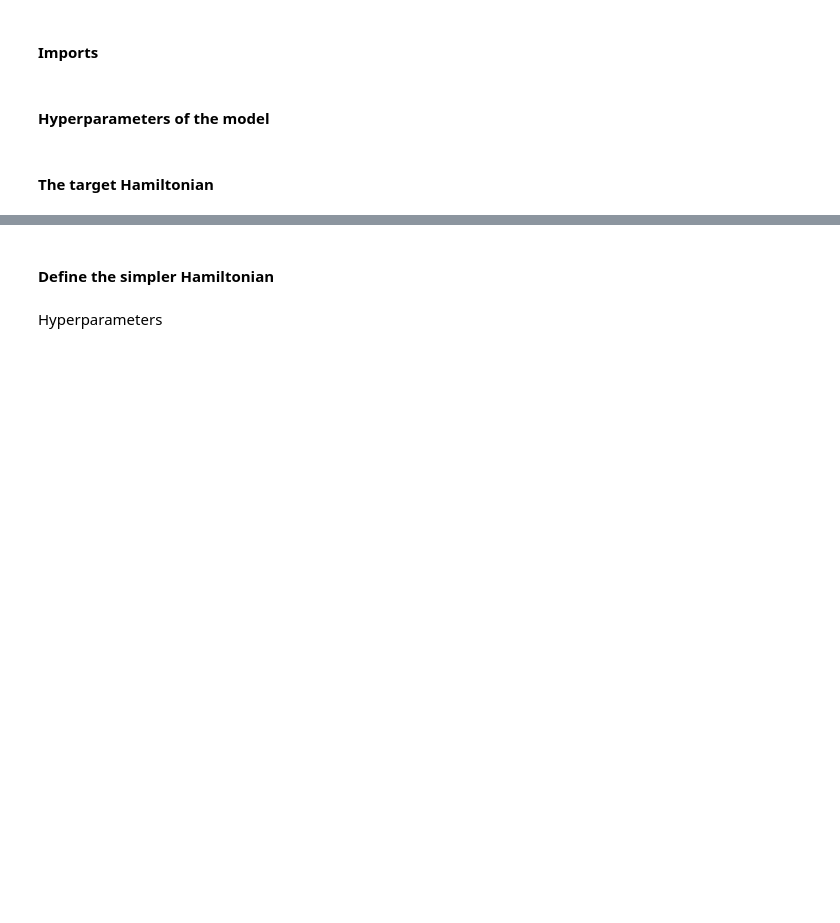
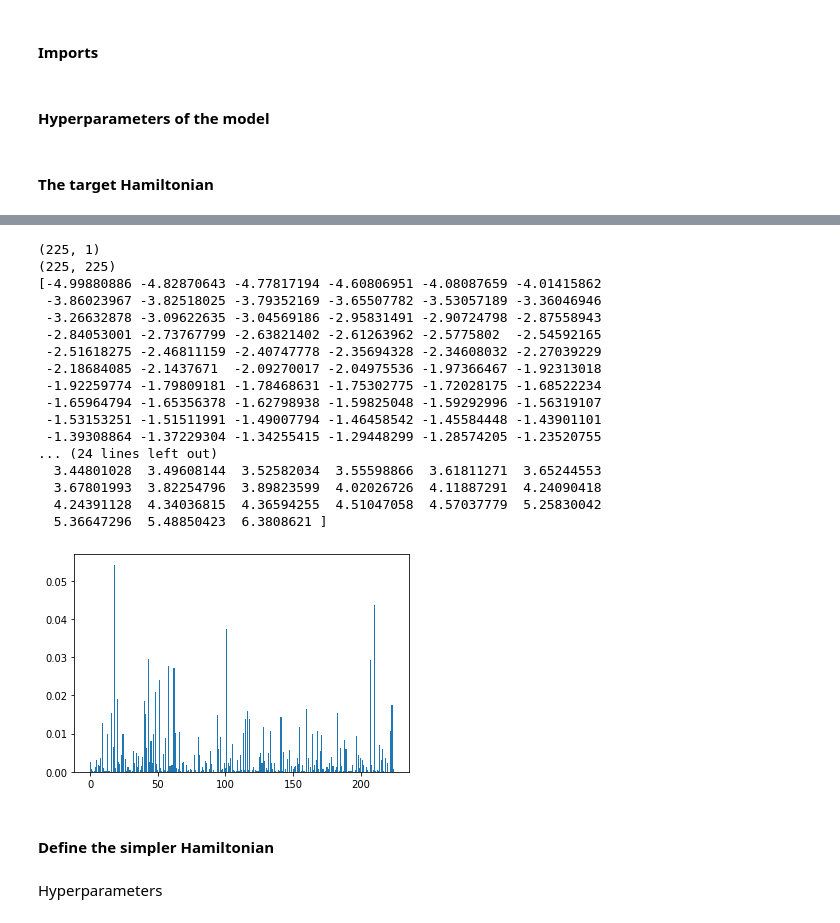
Before and after one commit to emacosta95/2nd_qa4nsm, a Jupyter notebook: SimplerHamiltonianAnalysis.ipynb, the cells around one changed output, grey strips where cells are left out. Saved outputs shown, nothing was run; the diff lists cells and outputs as text; code cells hidden in the pictures; blank space fills up the shorter version.

```diff
--- a/SimplerHamiltonianAnalysis.ipynb
+++ b/SimplerHamiltonianAnalysis.ipynb
@@ -74,0 +109,16 @@ Hamiltonian shape= (51, 51)
+# %%
+# Target Hamiltonian
+EffectiveHamiltonian=FermiHubbardHamiltonian(size_a=size_a,size_b=size_b,nparticles_a=nparticles_a,nparticles_b=nparticles_b)
+if file_name=='data/cki':
+    twobody_matrix,energies=get_twobody_nuclearshell_model(file_name=file_name)
+    EffectiveHamiltonian.get_kinetic_operator(adj_matrix=v_dict)
+else:
+    EffectiveHamiltonian.twobody_operator=scipy.sparse.load_npz(f'data/nuclear_twobody_matrix/usdb_{nparticles_a}_{nparticles_b}.npz')
+print('size=',size_a+size_b,size_b)
+EffectiveHamiltonian.get_external_potential(external_potential=energies[:size_a+size_b])
+
+EffectiveHamiltonian.get_hamiltonian()
+
+eigenvalues,eigenstates=np.linalg.eigh(EffectiveHamiltonian.hamiltonian.todense())
+
+print(egs)
@@ -75,3 +144,30 @@ Hamiltonian shape= (51, 51)
+# %%
+print(psi0.shape)
+print(eigenstates.shape)
+
+overlap=np.einsum('i,ia->a',psi0[:,0].conjugate(),eigenstates)*np.conjugate(np.einsum('i,ia->a',psi0[:,0].conjugate(),eigenstates))
+print(eigenvalues)
+plt.bar(np.arange(overlap.shape[0]),overlap)
+plt.show()
+# %% [output]
+(225, 1)
+(225, 225)
+[-4.99880886 -4.82870643 -4.77817194 -4.60806951 -4.08087659 -4.01415862
+ -3.86023967 -3.82518025 -3.79352169 -3.65507782 -3.53057189 -3.36046946
+ -3.26632878 -3.09622635 -3.04569186 -2.95831491 -2.90724798 -2.87558943
+ -2.84053001 -2.73767799 -2.63821402 -2.61263962 -2.5775802  -2.54592165
+ -2.51618275 -2.46811159 -2.40747778 -2.35694328 -2.34608032 -2.27039229
+ -2.18684085 -2.1437671  -2.09270017 -2.04975536 -1.97366467 -1.92313018
+ -1.92259774 -1.79809181 -1.78468631 -1.75302775 -1.72028175 -1.68522234
+ -1.65964794 -1.65356378 -1.62798938 -1.59825048 -1.59292996 -1.56319107
+ -1.53153251 -1.51511991 -1.49007794 -1.46458542 -1.45584448 -1.43901101
+ -1.39308864 -1.37229304 -1.34255415 -1.29448299 -1.28574205 -1.23520755
+... (24 lines left out)
+  3.44801028  3.49608144  3.52582034  3.55598866  3.61811271  3.65244553
+  3.67801993  3.82254796  3.89823599  4.02026726  4.11887291  4.24090418
+  4.24391128  4.34036815  4.36594255  4.51047058  4.57037779  5.25830042
+  5.36647296  5.48850423  6.3808621 ]
+[figure, added]
 # %% [markdown]
 #### Define the simpler Hamiltonian
 # %% [markdown]
```
Also changed, not shown: parts of 16 cells of this notebook, 12 other files.
